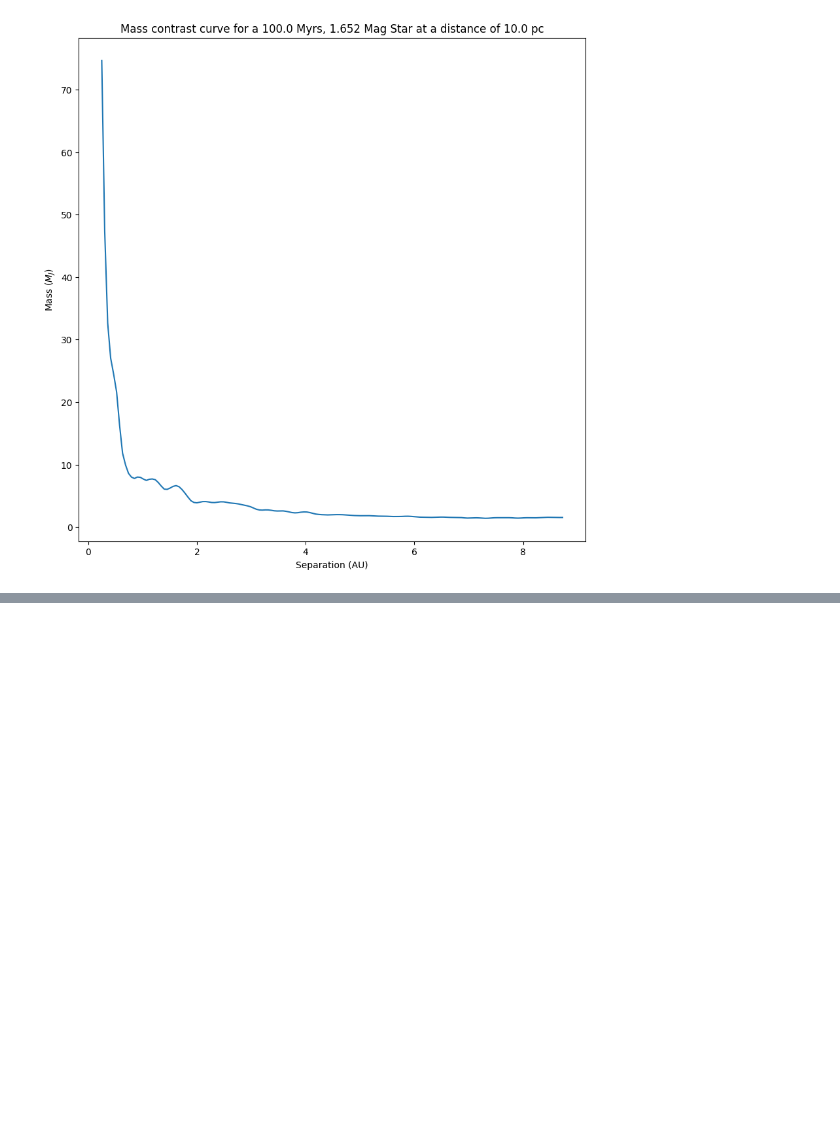
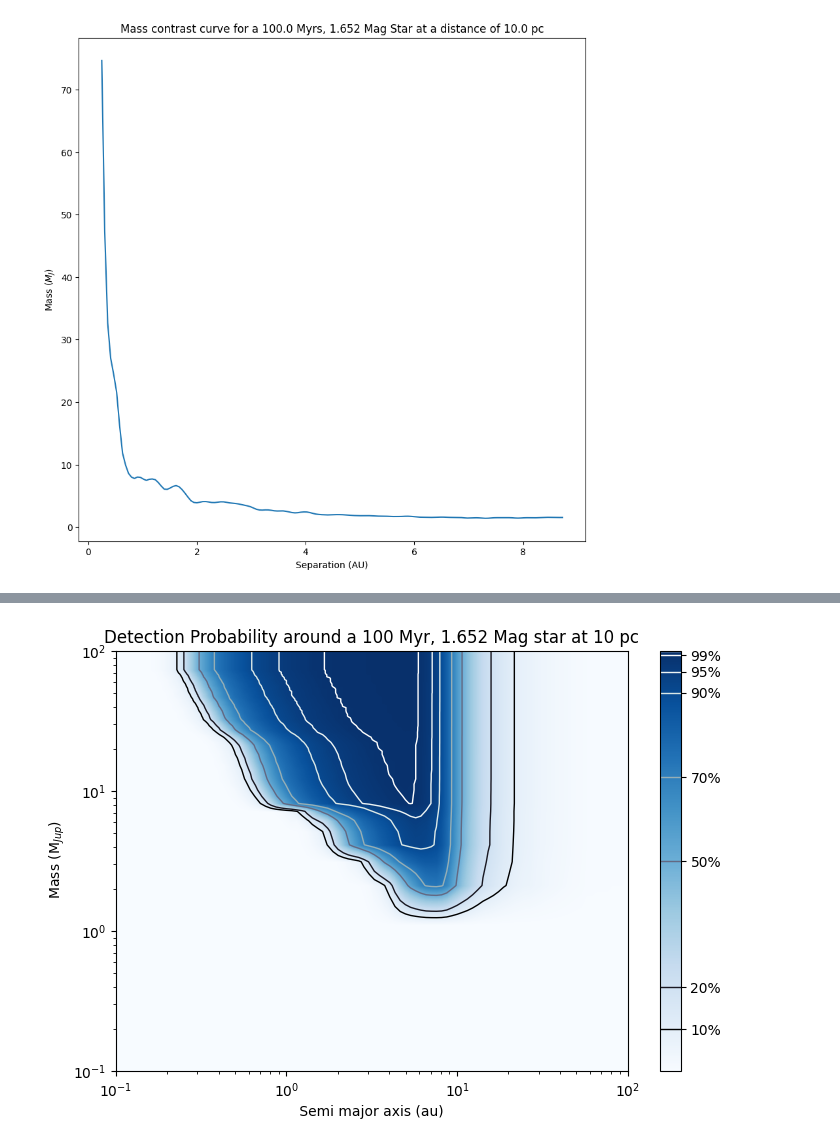
Before and after one commit to BryceDixon/High_Contrast_Imaging, a Jupyter notebook: contrast_curve_converter.ipynb, the cells around one changed output, grey strips where cells are left out. Cells and saved outputs as stored; diff of their text form; code cells hidden in the pictures; blank space fills up the shorter version.

Commit message:
custom exodmc

```diff
--- a/contrast_curve_converter.ipynb
+++ b/contrast_curve_converter.ipynb
@@ -2,6 +2,8 @@
 import numpy as np
 import ev_convert as ev
 import matplotlib.pyplot as plt
+import matplotlib as mpl
+mpl.rcParams.update(mpl.rcParamsDefault)
 # %%
 t = [np.nan, 0.001, 0.005, 0.01, 0.05, 0.1, 0.12, 0.5, 1., 5., 10.]
 data = np.genfromtxt('cond03.txt')
@@ -127,0 +125,9 @@ RuntimeError: Failed to process string with tex because latex could not be found
+# %%
+ID='Detection Probability around a 100 Myr, 1.652 Mag star at 10 pc'
+dist=([10])
+map=exodmc(ID, dist)
+map.set_grid(x_min=0.1, x_max=100, logx=True)
+xlim=x
+ylim=masses
+prob = map.DImode(xlim, ylim, lxunit = 'au')
+# %% [output]
@@ -127,0 +135 @@ RuntimeError: Failed to process string with tex because latex could not be found
+[figure, added]
```
Also changed, not shown: parts of 2 cells of this notebook, 4 other files.
